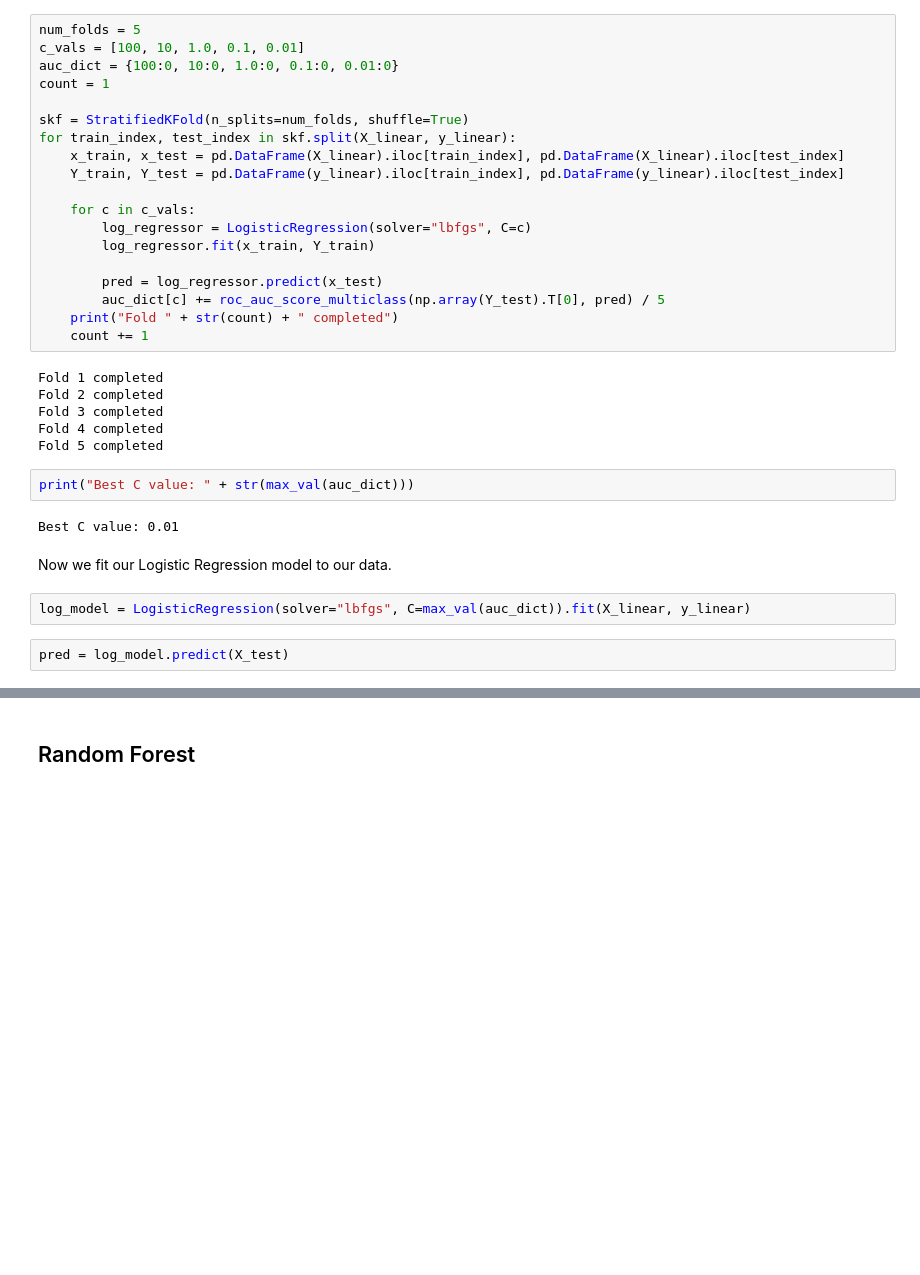
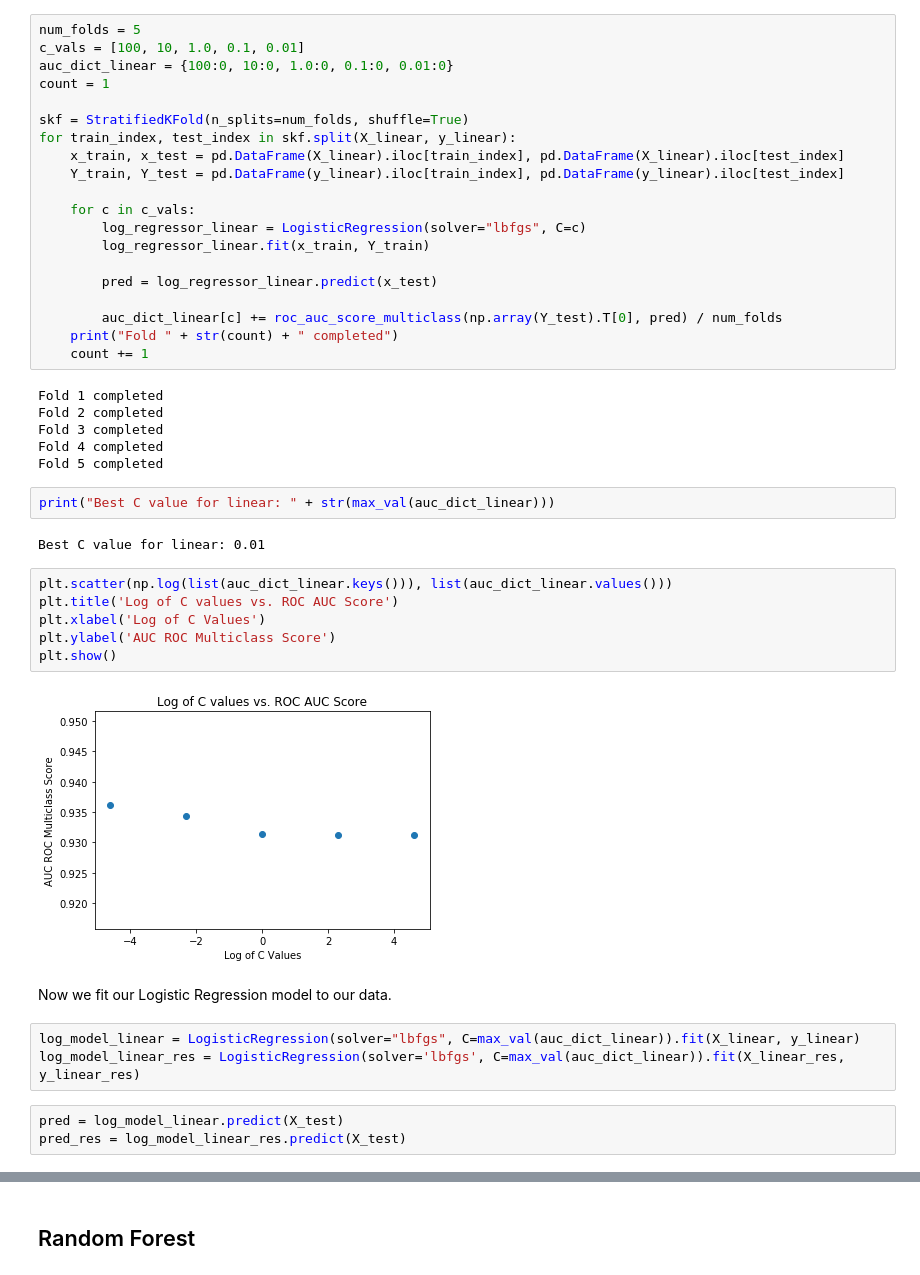
Before and after one commit to iamjeffx/CSCE-421, a Jupyter notebook: Project/Project.ipynb, the cells around one changed output, grey strips where cells are left out. Saved outputs shown, nothing was run; the diff lists cells and outputs as text; blank space fills up the shorter version.

Commit message:
Models saved and code implementation complete

```diff
--- a/Project/Project.ipynb
+++ b/Project/Project.ipynb
@@ -225,7 +238,7 @@ def max_val(d):
 # %%
 num_folds = 5
 c_vals = [100, 10, 1.0, 0.1, 0.01]
-auc_dict = {100:0, 10:0, 1.0:0, 0.1:0, 0.01:0}
+auc_dict_linear = {100:0, 10:0, 1.0:0, 0.1:0, 0.01:0}
 count = 1
 
 skf = StratifiedKFold(n_splits=num_folds, shuffle=True)
@@ -234,11 +247,12 @@ for train_index, test_index in skf.split(X_linear, y_linear):
     Y_train, Y_test = pd.DataFrame(y_linear).iloc[train_index], pd.DataFrame(y_linear).iloc[test_index]
 
     for c in c_vals:
-        log_regressor = LogisticRegression(solver="lbfgs", C=c)
-        log_regressor.fit(x_train, Y_train)
+        log_regressor_linear = LogisticRegression(solver="lbfgs", C=c)
+        log_regressor_linear.fit(x_train, Y_train)
 
-        pred = log_regressor.predict(x_test)
-        auc_dict[c] += roc_auc_score_multiclass(np.array(Y_test).T[0], pred) / 5
+        pred = log_regressor_linear.predict(x_test)
+
+        auc_dict_linear[c] += roc_auc_score_multiclass(np.array(Y_test).T[0], pred) / num_folds
     print("Fold " + str(count) + " completed")
     count += 1
 # %% [output]
@@ -248,14 +262,24 @@ Fold 3 completed
 Fold 4 completed
 Fold 5 completed
 # %%
-print("Best C value: " + str(max_val(auc_dict)))
+print("Best C value for linear: " + str(max_val(auc_dict_linear)))
 # %% [output]
-Best C value: 0.01
+Best C value for linear: 0.01
+# %%
+plt.scatter(np.log(list(auc_dict_linear.keys())), list(auc_dict_linear.values()))
+plt.title('Log of C values vs. ROC AUC Score')
+plt.xlabel('Log of C Values')
+plt.ylabel('AUC ROC Multiclass Score')
+plt.show()
+# %% [output]
+[figure, added]
 # %% [markdown]
 Now we fit our Logistic Regression model to our data.
 # %%
-log_model = LogisticRegression(solver="lbfgs", C=max_val(auc_dict)).fit(X_linear, y_linear)
+log_model_linear = LogisticRegression(solver="lbfgs", C=max_val(auc_dict_linear)).fit(X_linear, y_linear)
+log_model_linear_res = LogisticRegression(solver='lbfgs', C=max_val(auc_dict_linear)).fit(X_linear_res, y_linear_res)
 # %%
-pred = log_model.predict(X_test)
+pred = log_model_linear.predict(X_test)
+pred_res = log_model_linear_res.predict(X_test)
 # %%
 print("AUC ROC multiclass score for linear dataset: " + str(roc_auc_score_multiclass(y_test, pred)))
```
Also changed, not shown: parts of 50 cells of this notebook, 8 other files.
